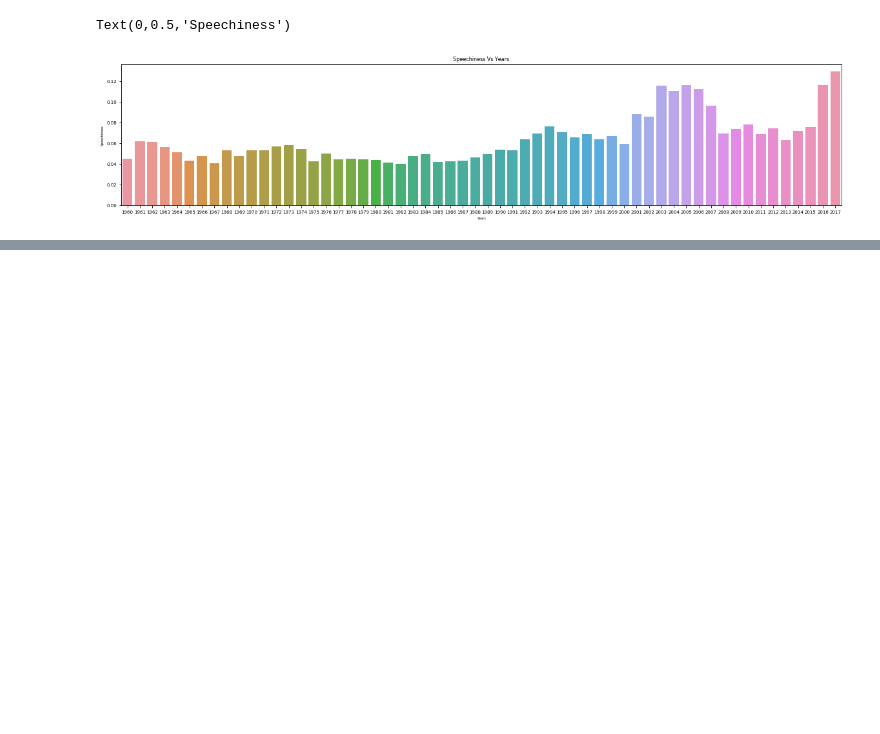
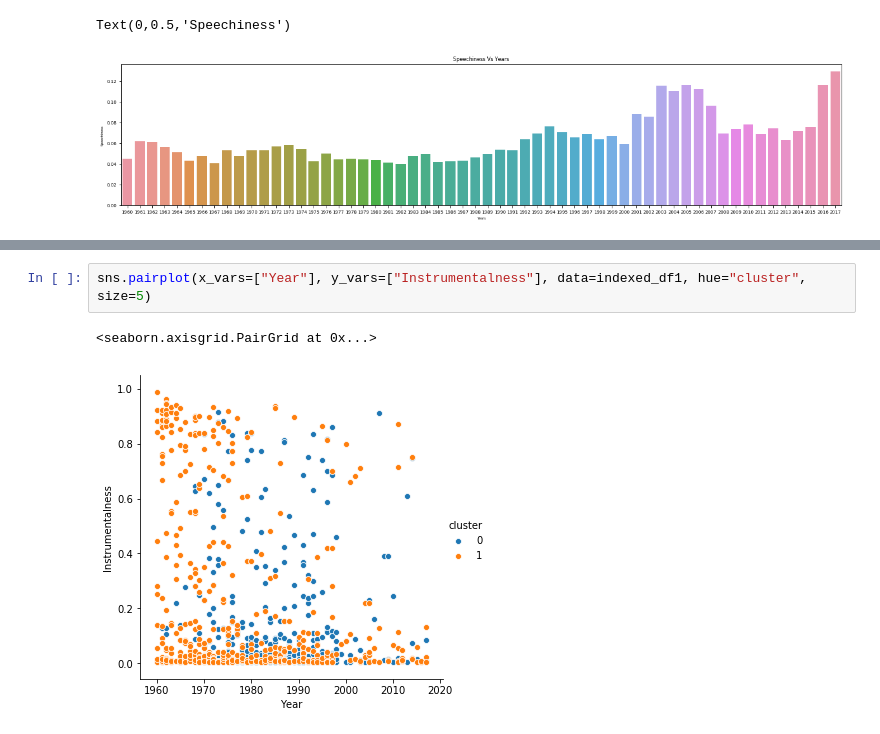
Before and after one commit to shazlie/ToolsProject, a Jupyter notebook: Spotify_project.ipynb, the cells around one changed output, grey strips where cells are left out. Cells and saved outputs as stored; diff of their text form; blank space fills up the shorter version.

```diff
--- a/Spotify_project.ipynb
+++ b/Spotify_project.ipynb
@@ -435,0 +536,5 @@ Text(0,0.5,'Speechiness')
+# %%
+sns.pairplot(x_vars=["Year"], y_vars=["Instrumentalness"], data=indexed_df1, hue="cluster", size=5)
+# %% [output]
+<seaborn.axisgrid.PairGrid at 0x...>
+[figure, added]
```
Also changed, not shown: parts of 14 cells of this notebook.
